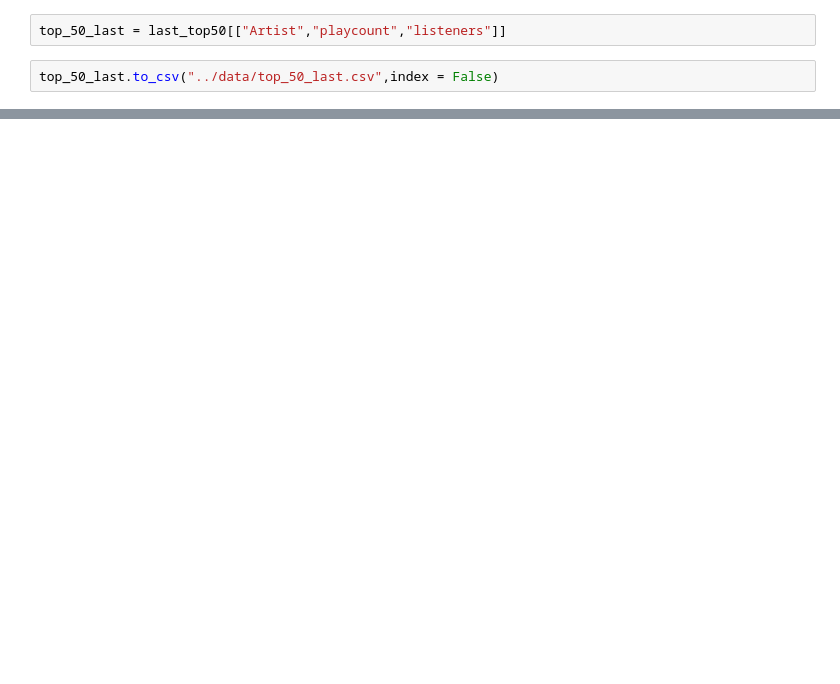
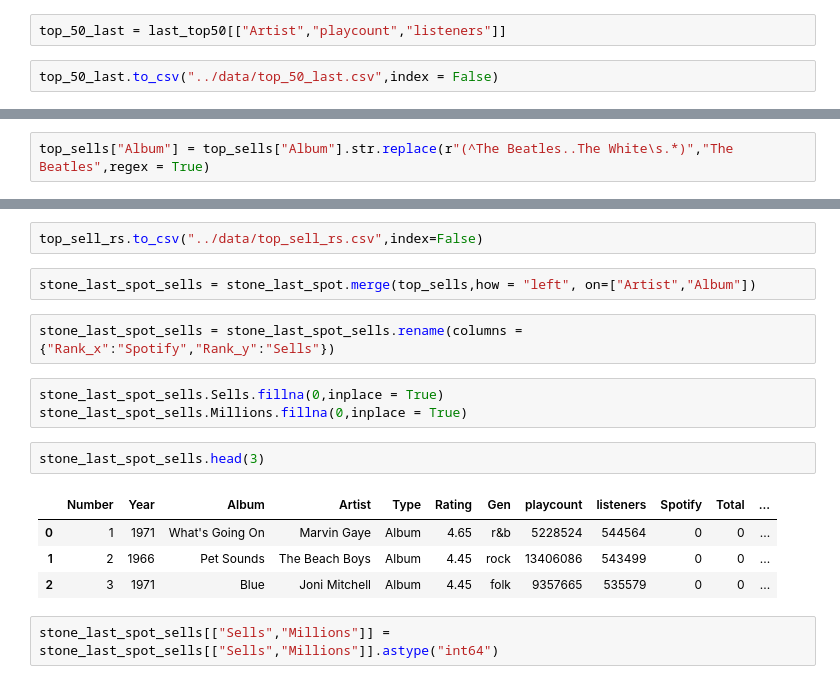
Before and after one commit to data2021oct/Pipelines-project, a Jupyter notebook: notebooks/scrap_api.ipynb, the cells around one changed output, grey strips where cells are left out. Saved outputs shown, nothing was run; the diff lists cells and outputs as text; blank space fills up the shorter version.

```diff
--- a/notebooks/scrap_api.ipynb
+++ b/notebooks/scrap_api.ipynb
@@ -173,0 +233,2 @@ stone_rich_top_50
+# %%
+top_sells["Album"] = top_sells["Album"].str.replace(r"(^The Beatles..The White\s.*)","The Beatles",regex = True)
@@ -173,0 +268,18 @@ stone_rich_top_50
+# %%
+top_sell_rs.to_csv("../data/top_sell_rs.csv",index=False)
+# %%
+stone_last_spot_sells = stone_last_spot.merge(top_sells,how = "left", on=["Artist","Album"])
+# %%
+stone_last_spot_sells = stone_last_spot_sells.rename(columns = {"Rank_x":"Spotify","Rank_y":"Sells"})
+# %%
+stone_last_spot_sells.Sells.fillna(0,inplace = True)
+stone_last_spot_sells.Millions.fillna(0,inplace = True)
+# %%
+stone_last_spot_sells.head(3)
+# %% [output]
+|  | Number | Year | Album | Artist | Type | Rating | Gen | playcount | listeners | Spotify | Total | ... |
+| 0 | 1 | 1971 | What's Going On | Marvin Gaye | Album | 4.65 | r&b | 5228524 | 544564 | 0 | 0 | ... |
+| 1 | 2 | 1966 | Pet Sounds | The Beach Boys | Album | 4.45 | rock | 13406086 | 543499 | 0 | 0 | ... |
+| 2 | 3 | 1971 | Blue | Joni Mitchell | Album | 4.45 | folk | 9357665 | 535579 | 0 | 0 | ... |
+# %%
+stone_last_spot_sells[["Sells","Millions"]] = stone_last_spot_sells[["Sells","Millions"]].astype("int64")
```
Also changed, not shown: parts of 42 cells of this notebook, 24 other files.
